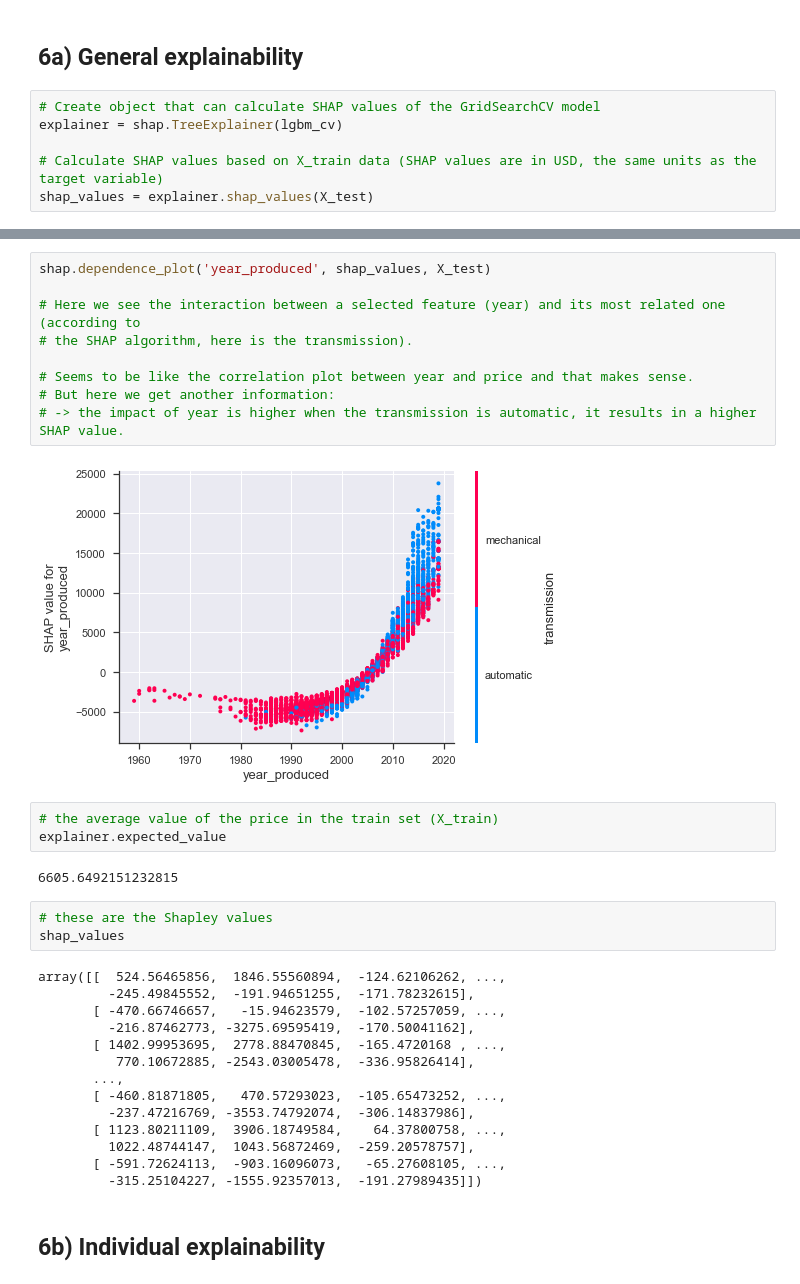
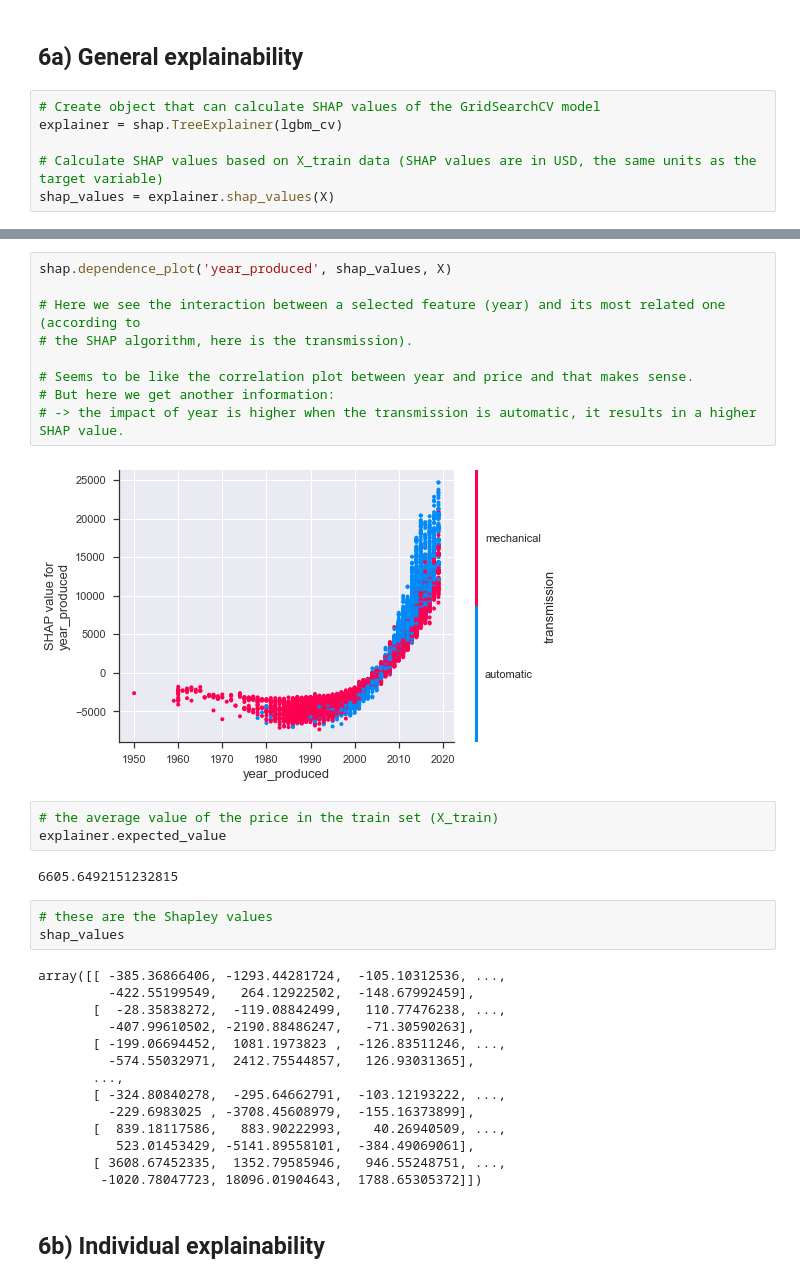
Before and after one commit to billykal/streamlit, a Jupyter notebook: cars_project.ipynb, the cells around one changed output, grey strips where cells are left out. Drawn from its saved outputs; the diff is of its cells as text.

Commit message:
add explainer

```diff
--- a/cars_project.ipynb
+++ b/cars_project.ipynb
@@ -758,5 +758,5 @@ sns.barplot(y=feat_imp['feature'], x=feat_imp['importance'])
 explainer = shap.TreeExplainer(lgbm_cv)
 
 # Calculate SHAP values based on X_train data (SHAP values are in USD, the same units as the target variable)
-shap_values = explainer.shap_values(X_test)
+shap_values = explainer.shap_values(X)
 # %%
@@ -796,14 +796,14 @@ shap.summary_plot(shap_values, X_test)
 # %%
-shap.dependence_plot('year_produced', shap_values, X_test)
+shap.dependence_plot('year_produced', shap_values, X)
 
 # Here we see the interaction between a selected feature (year) and its most related one (according to
 # the SHAP algorithm, here is the transmission).
 
 # Seems to be like the correlation plot between year and price and that makes sense.
 # But here we get another information:
 # -> the impact of year is higher when the transmission is automatic, it results in a higher SHAP value.
 # %% [output]
-[figure, old version]
+[figure, new version]
 # %%
 # the average value of the price in the train set (X_train)
 explainer.expected_value
@@ -813,19 +813,19 @@ explainer.expected_value
 # these are the Shapley values
 shap_values
 # %% [output]
-array([[  524.56465856,  1846.55560894,  -124.62106262, ...,
-         -245.49845552,  -191.94651255,  -171.78232615],
-       [ -470.66746657,   -15.94623579,  -102.57257059, ...,
-         -216.87462773, -3275.69595419,  -170.50041162],
-       [ 1402.99953695,  2778.88470845,  -165.4720168 , ...,
-          770.10672885, -2543.03005478,  -336.95826414],
+array([[ -385.36866406, -1293.44281724,  -105.10312536, ...,
+         -422.55199549,   264.12922502,  -148.67992459],
+       [  -28.35838272,  -119.08842499,   110.77476238, ...,
+         -407.99610502, -2190.88486247,   -71.30590263],
+       [ -199.06694452,  1081.1973823 ,  -126.83511246, ...,
+         -574.55032971,  2412.75544857,   126.93031365],
        ...,
-       [ -460.81871805,   470.57293023,  -105.65473252, ...,
-         -237.47216769, -3553.74792074,  -306.14837986],
-       [ 1123.80211109,  3906.18749584,    64.37800758, ...,
-         1022.48744147,  1043.56872469,  -259.20578757],
-       [ -591.72624113,  -903.16096073,   -65.27608105, ...,
-         -315.25104227, -1555.92357013,  -191.27989435]])
+       [ -324.80840278,  -295.64662791,  -103.12193222, ...,
+         -229.6983025 , -3708.45608979,  -155.16373899],
+       [  839.18117586,   883.90222993,    40.26940509, ...,
+          523.01453429, -5141.89558101,  -384.49069061],
+       [ 3608.67452335,  1352.79585946,   946.55248751, ...,
+        -1020.78047723, 18096.01904643,  1788.65305372]])
 # %% [markdown]
 ## 6b) Individual explainability
 # %%
```
Also changed, not shown: parts of 10 cells of this notebook, 4 other files.
